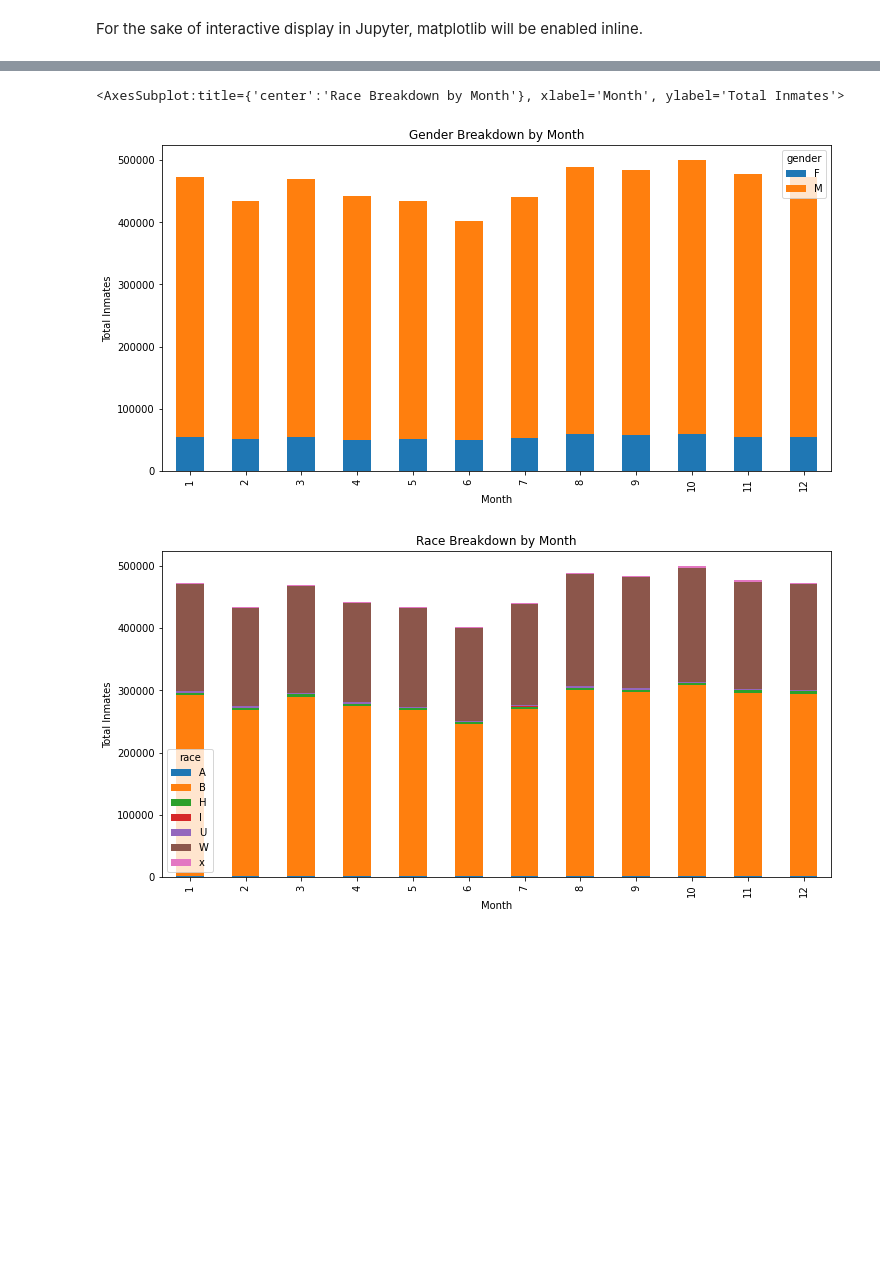
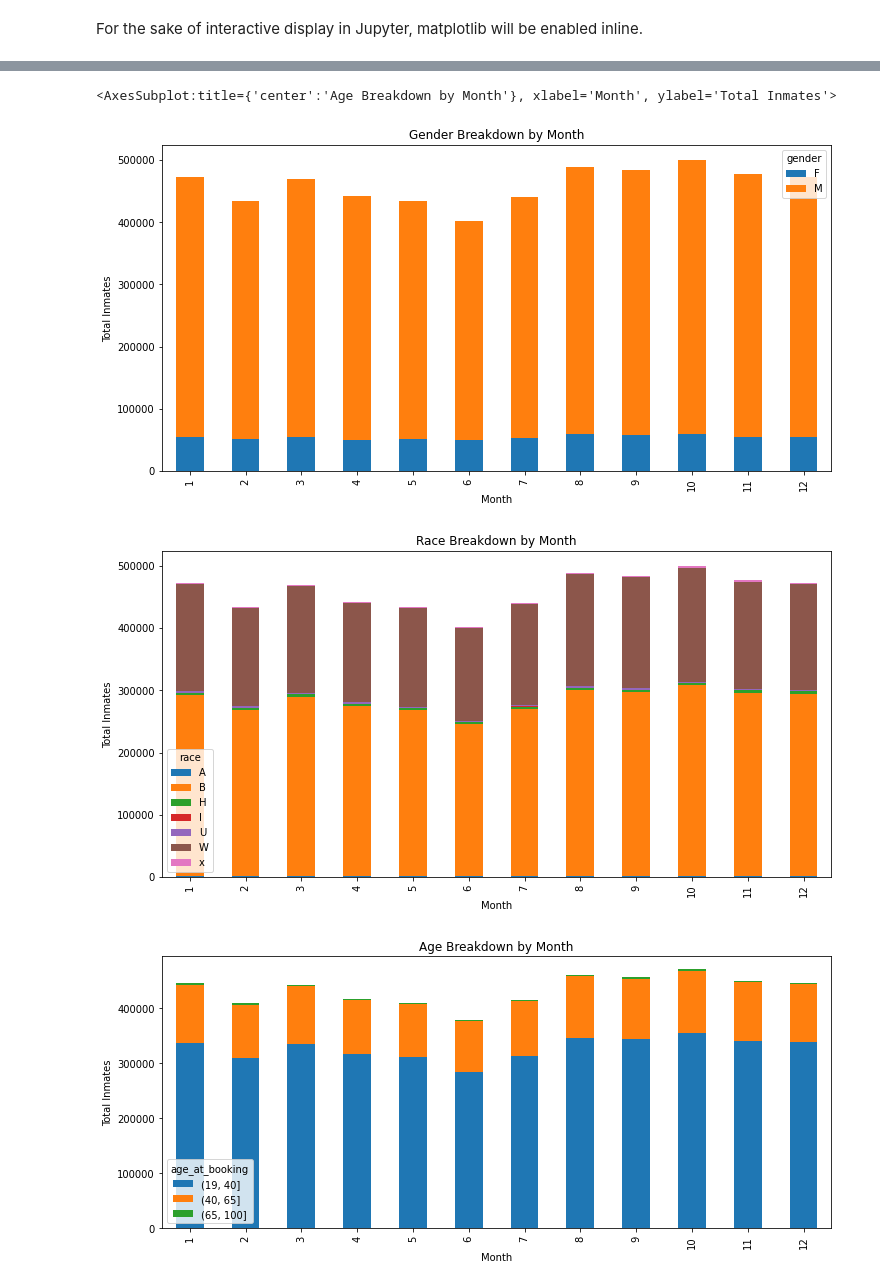
Before and after one commit to solomonheisey/Allegheny-County-Jail-Project, a Jupyter notebook: statistics.ipynb, the cells around one changed output, grey strips where cells are left out. Saved outputs shown, nothing was run; the diff lists cells and outputs as text; code cells hidden in the pictures; blank space fills up the shorter version.

```diff
--- a/statistics.ipynb
+++ b/statistics.ipynb
@@ -20,26 +32,17 @@ For the sake of interactive display in Jupyter, matplotlib will be enabled inlin
 # %%
-
-url = 'http://tools.wprdc.org/downstream/66cdcd57-6c92-4aaa-8800-0ed9d8f03e22'
-file_name = './data.csv'
-
-try:
-    df_all = pd.read_csv('data.csv', sep=',', engine='python', parse_dates=['census_date'])
-except FileNotFoundError:
-    df_all = pd.read_csv(url, sep=',', engine='python', parse_dates=['census_date'])
-    df_all.to_csv(file_name)
-
-df_all['census_month'] = df_all['census_date'].dt.month
-df_all['census_year'] = df_all['census_date'].dt.year
-
 df_gender_month = df_all.groupby(['census_month', 'gender'])['gender'].count().unstack()
-df_gender_month.plot(kind='bar', stacked=True, ylabel='Total Inmates', xlabel='Month', title='Gender Breakdown by Month',
+df_gender_month.plot.bar(stacked=True, ylabel='Total Inmates', xlabel='Month', title='Gender Breakdown by Month',
                      figsize= (12,6))
 
+df_race_month = df_all.groupby(['census_month', 'race'])['race'].count().unstack()
+df_race_month.plot.bar(stacked=True, ylabel='Total Inmates', xlabel='Month', title='Race Breakdown by Month',
+                     figsize= (12,6))
 
-df_race_month = df_all.groupby(['census_month', 'race'])['race'].count().unstack()
-df_race_month.plot(kind='bar', stacked=True, ylabel='Total Inmates', xlabel='Month', title='Race Breakdown by Month',
-                     figsize= (12,6))
+age_groups = pd.cut(df_all['age_at_booking'], bins=[19, 40, 65, 100])
+df_age_month = pd.crosstab(df_all['census_month'], age_groups)
+df_age_month.plot.bar(stacked=True, ylabel='Total Inmates', xlabel='Month', title='Age Breakdown by Month', figsize=(12,5))
 # %% [output]
-<AxesSubplot:title={'center':'Race Breakdown by Month'}, xlabel='Month', ylabel='Total Inmates'>
+<AxesSubplot:title={'center':'Age Breakdown by Month'}, xlabel='Month', ylabel='Total Inmates'>
 [figure]
 [figure]
+[figure, added]
```
Also changed, not shown: parts of 5 cells of this notebook.
